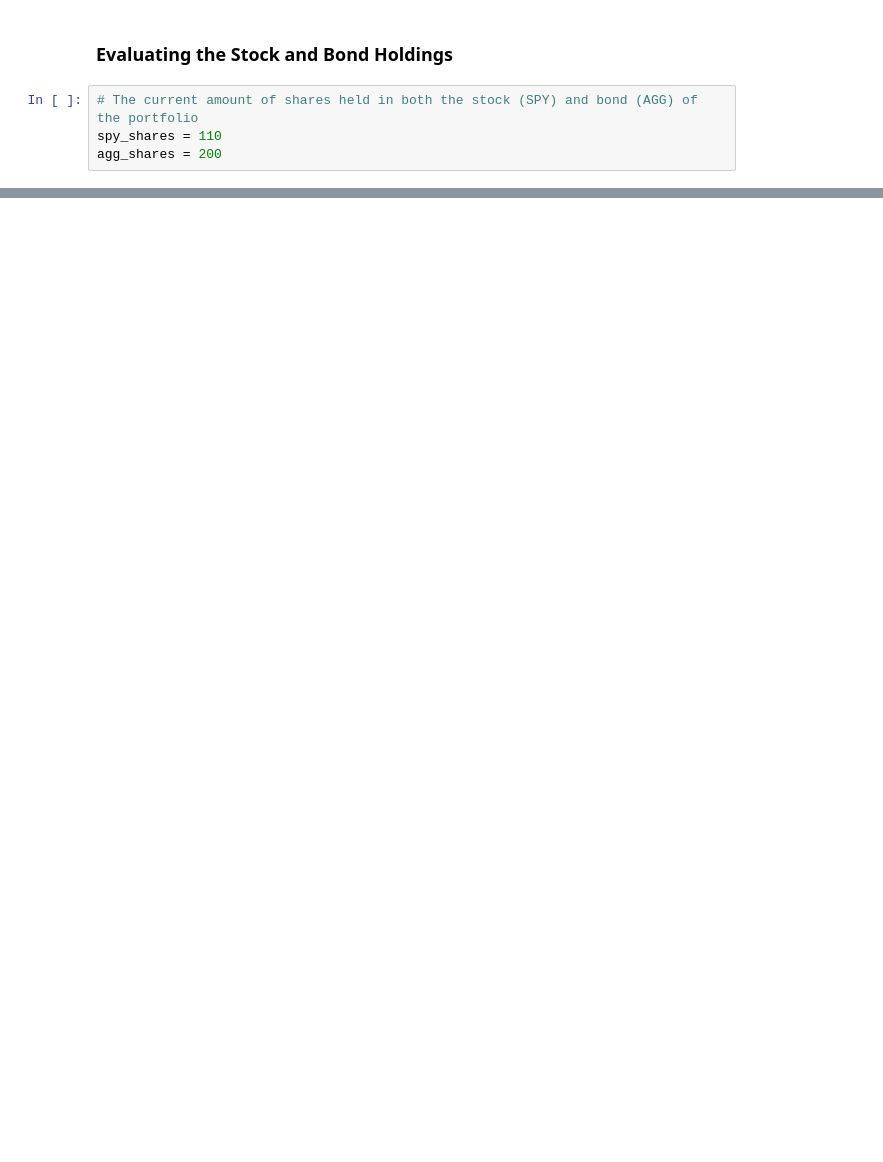
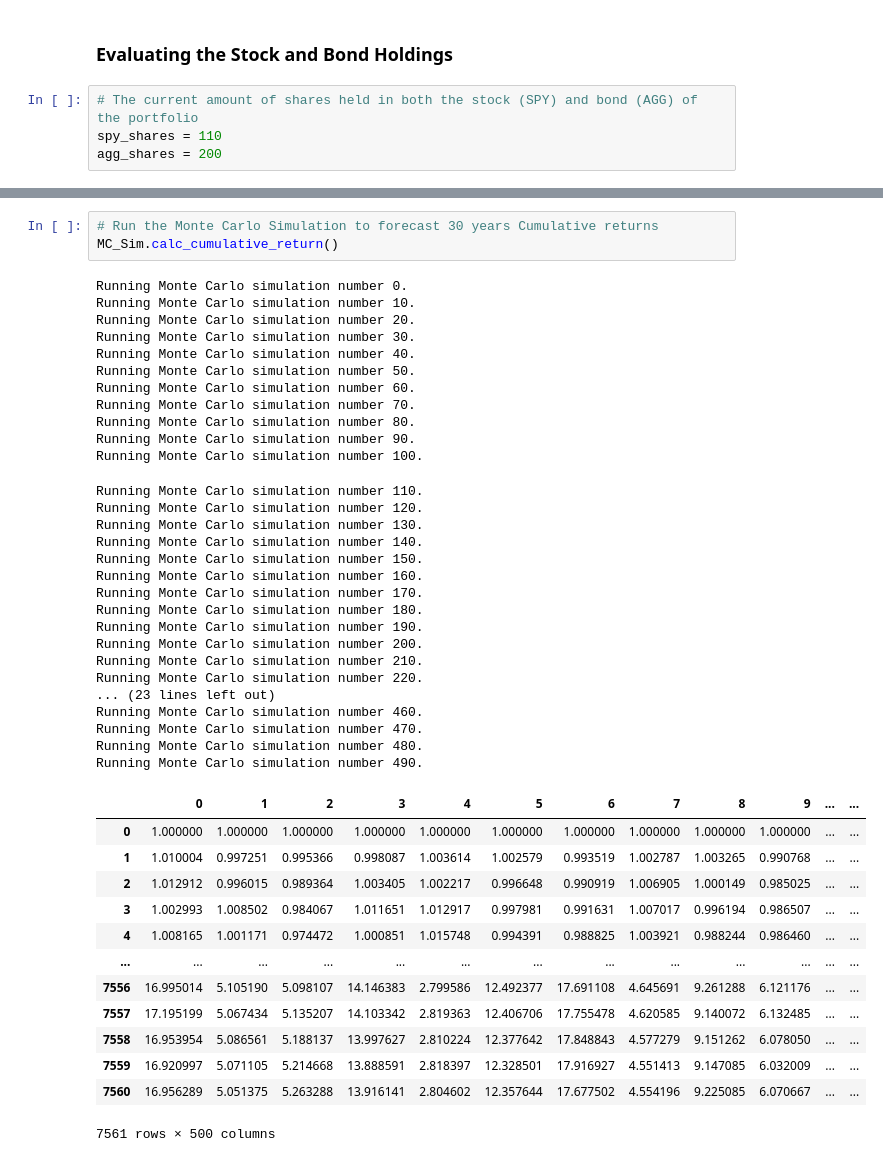
Before and after one commit to AngelR0/Emergency_Financial_Planner, a Jupyter notebook: financial_tools.ipynb, the cells around one changed output, grey strips where cells are left out. Drawn from its saved outputs; the diff is of its cells as text; blank space fills up the shorter version.

```diff
--- a/financial_tools.ipynb
+++ b/financial_tools.ipynb
@@ -135,0 +337,45 @@ agg_shares = 200
+# %%
+# Run the Monte Carlo Simulation to forecast 30 years Cumulative returns
+MC_Sim.calc_cumulative_return()
+# %% [output]
+Running Monte Carlo simulation number 0.
+Running Monte Carlo simulation number 10.
+Running Monte Carlo simulation number 20.
+Running Monte Carlo simulation number 30.
+Running Monte Carlo simulation number 40.
+Running Monte Carlo simulation number 50.
+Running Monte Carlo simulation number 60.
+Running Monte Carlo simulation number 70.
+Running Monte Carlo simulation number 80.
+Running Monte Carlo simulation number 90.
+Running Monte Carlo simulation number 100.
+Running Monte Carlo simulation number 110.
+Running Monte Carlo simulation number 120.
+Running Monte Carlo simulation number 130.
+Running Monte Carlo simulation number 140.
+Running Monte Carlo simulation number 150.
+Running Monte Carlo simulation number 160.
+Running Monte Carlo simulation number 170.
+Running Monte Carlo simulation number 180.
+Running Monte Carlo simulation number 190.
+Running Monte Carlo simulation number 200.
+Running Monte Carlo simulation number 210.
+Running Monte Carlo simulation number 220.
+... (23 lines left out)
+Running Monte Carlo simulation number 460.
+Running Monte Carlo simulation number 470.
+Running Monte Carlo simulation number 480.
+Running Monte Carlo simulation number 490.
+|  | 0 | 1 | 2 | 3 | 4 | 5 | 6 | 7 | 8 | 9 | ... | ... |
+| 0 | 1.000000 | 1.000000 | 1.000000 | 1.000000 | 1.000000 | 1.000000 | 1.000000 | 1.000000 | 1.000000 | 1.000000 | ... | ... |
+| 1 | 1.010004 | 0.997251 | 0.995366 | 0.998087 | 1.003614 | 1.002579 | 0.993519 | 1.002787 | 1.003265 | 0.990768 | ... | ... |
+| 2 | 1.012912 | 0.996015 | 0.989364 | 1.003405 | 1.002217 | 0.996648 | 0.990919 | 1.006905 | 1.000149 | 0.985025 | ... | ... |
+| 3 | 1.002993 | 1.008502 | 0.984067 | 1.011651 | 1.012917 | 0.997981 | 0.991631 | 1.007017 | 0.996194 | 0.986507 | ... | ... |
+| 4 | 1.008165 | 1.001171 | 0.974472 | 1.000851 | 1.015748 | 0.994391 | 0.988825 | 1.003921 | 0.988244 | 0.986460 | ... | ... |
+| ... | ... | ... | ... | ... | ... | ... | ... | ... | ... | ... | ... | ... |
+| 7556 | 16.995014 | 5.105190 | 5.098107 | 14.146383 | 2.799586 | 12.492377 | 17.691108 | 4.645691 | 9.261288 | 6.121176 | ... | ... |
+| 7557 | 17.195199 | 5.067434 | 5.135207 | 14.103342 | 2.819363 | 12.406706 | 17.755478 | 4.620585 | 9.140072 | 6.132485 | ... | ... |
+| 7558 | 16.953954 | 5.086561 | 5.188137 | 13.997627 | 2.810224 | 12.377642 | 17.848843 | 4.577279 | 9.151262 | 6.078050 | ... | ... |
+| 7559 | 16.920997 | 5.071105 | 5.214668 | 13.888591 | 2.818397 | 12.328501 | 17.916927 | 4.551413 | 9.147085 | 6.032009 | ... | ... |
+| 7560 | 16.956289 | 5.051375 | 5.263288 | 13.916141 | 2.804602 | 12.357644 | 17.677502 | 4.554196 | 9.225085 | 6.070667 | ... | ... |
+7561 rows × 500 columns
```
Also changed, not shown: parts of 33 cells of this notebook.
